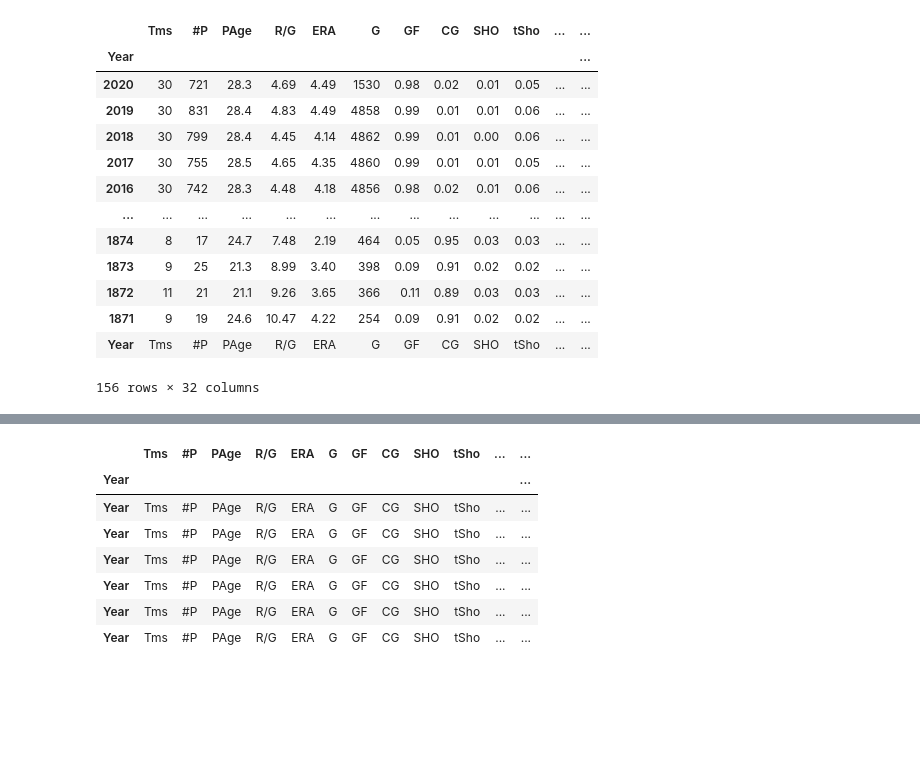
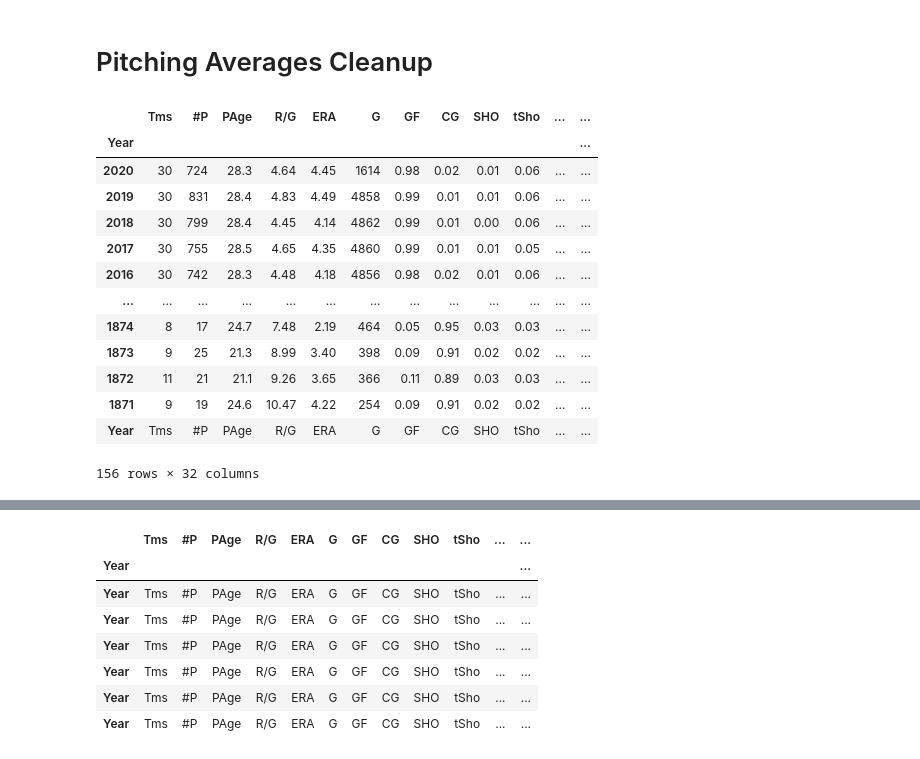
Before and after one commit to phuphan626/Project-2-Group5, a Jupyter notebook: init_notebook.ipynb, the cells around one changed output, grey strips where cells are left out. Saved outputs shown, nothing was run; the diff lists cells and outputs as text; code cells hidden in the pictures; blank space fills up the shorter version.

```diff
--- a/init_notebook.ipynb
+++ b/init_notebook.ipynb
@@ -4,27 +8,29 @@
+# %% [markdown]
+# Pitching Averages Cleanup
 # %%
 # Import Dependencies
 import pandas as pd
 from config import my_key
 # %%
-# Set the main url, then read in the table. There are two tables in the web page
+# Set the main url, then read in the table. There are two tables in the web page. We picked the Pitching Averages table.
 # The first one is "League Year-By-Year Pitching--Averages"
 baseball_url='https://www.baseball-reference.com/leagues/MLB/pitch.shtml'
-baseball_average_table=pd.read_html(baseball_url)[0]
+pitching_average_table=pd.read_html(baseball_url)[0]
 # The second one is "League Year-By-Year Pitching--Totals"
-baseball_total_table=pd.read_html(baseball_url)[1]
+pitching_total_table=pd.read_html(baseball_url)[1]
 # %%
 # Convert it to a dataframe
-baseball_average_df=pd.DataFrame(baseball_average_table)
+pitching_average_df=pd.DataFrame(pitching_average_table)
 # %%
 # Set the index to Year column for later cleaning
-baseball_average_df=baseball_average_df.set_index('Year')
+pitching_average_df=pitching_average_df.set_index('Year')
 # %%
 # Display the table
-baseball_average_df
+pitching_average_df
 # %% [output]
 |  | Tms | #P | PAge | R/G | ERA | G | GF | CG | SHO | tSho | ... | ... |
 | Year |  |  |  |  |  |  |  |  |  |  |  | ... |
-| 2020 | 30 | 721 | 28.3 | 4.69 | 4.49 | 1530 | 0.98 | 0.02 | 0.01 | 0.05 | ... | ... |
+| 2020 | 30 | 724 | 28.3 | 4.64 | 4.45 | 1614 | 0.98 | 0.02 | 0.01 | 0.06 | ... | ... |
 | 2019 | 30 | 831 | 28.4 | 4.83 | 4.49 | 4858 | 0.99 | 0.01 | 0.01 | 0.06 | ... | ... |
 | 2018 | 30 | 799 | 28.4 | 4.45 | 4.14 | 4862 | 0.99 | 0.01 | 0.00 | 0.06 | ... | ... |
 | 2017 | 30 | 755 | 28.5 | 4.65 | 4.35 | 4860 | 0.99 | 0.01 | 0.01 | 0.05 | ... | ... |
```
Also changed, not shown: parts of 25 cells of this notebook.
